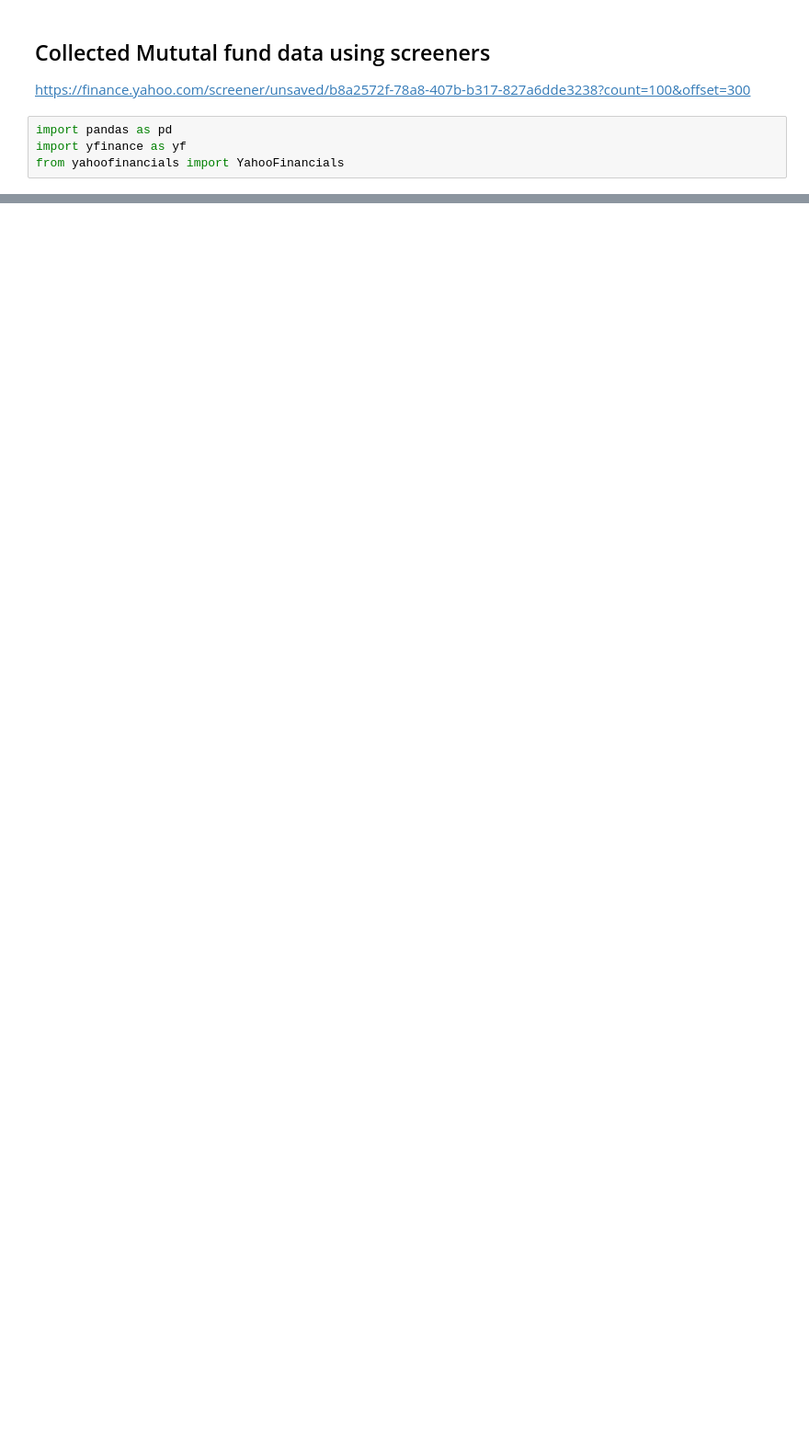
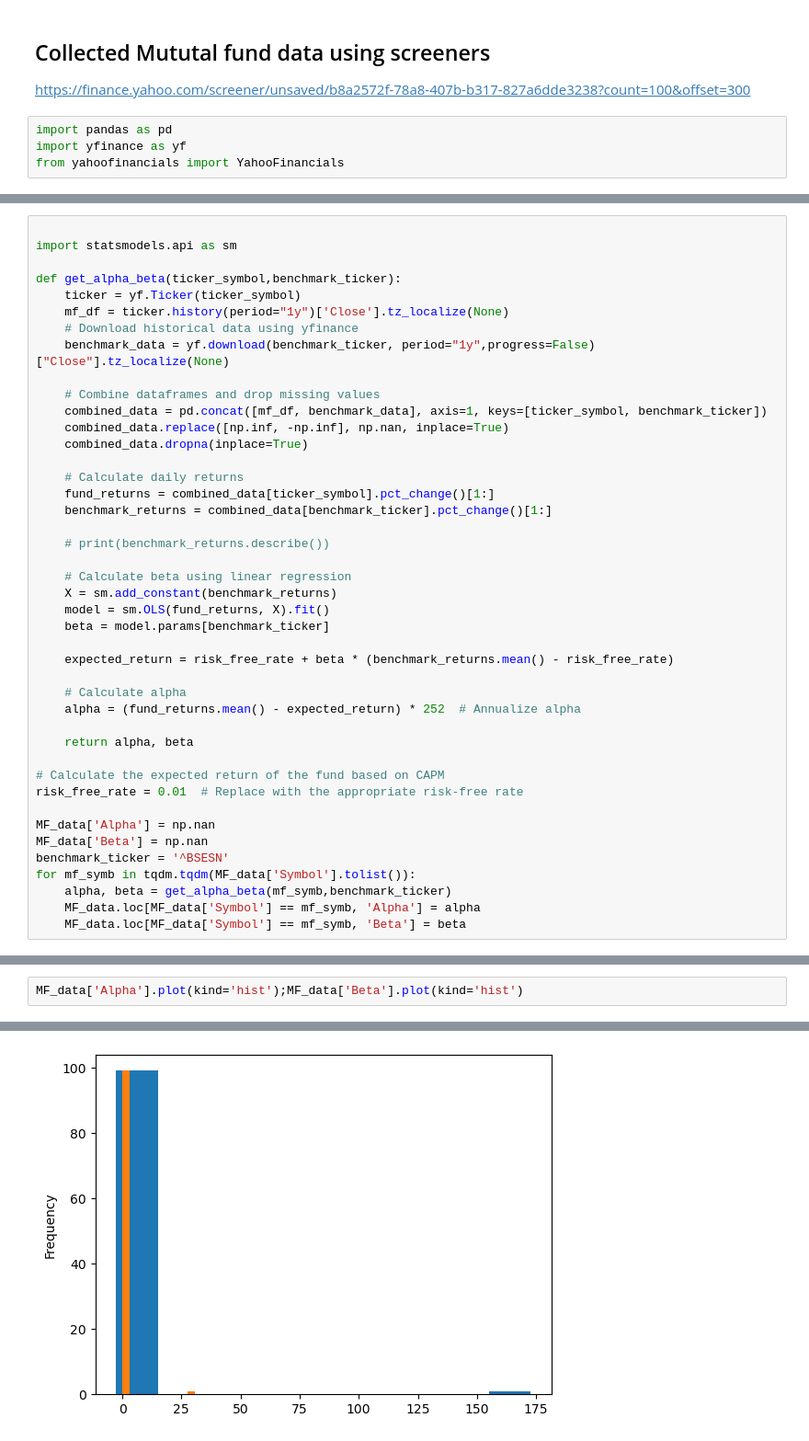
Before and after one commit to ansingh16/Indian_MF_tracking, a Jupyter notebook: Mutual_funds.ipynb, the cells around one changed output, grey strips where cells are left out. Shown: that part at 92% size. Cells and saved outputs as stored; diff of their text form; blank space fills up the shorter version.

Commit message:
added parameters for analysis

```diff
--- a/Mutual_funds.ipynb
+++ b/Mutual_funds.ipynb
@@ -135,0 +248,43 @@ GridspecLayout(children=(Output(layout=Layout(grid_area='widget001')), HTML(valu
+# %%
+
+import statsmodels.api as sm
+
+def get_alpha_beta(ticker_symbol,benchmark_ticker):
+    ticker = yf.Ticker(ticker_symbol)
+    mf_df = ticker.history(period="1y")['Close'].tz_localize(None)
+    # Download historical data using yfinance
+    benchmark_data = yf.download(benchmark_ticker, period="1y",progress=False)["Close"].tz_localize(None)
+
+    # Combine dataframes and drop missing values
+    combined_data = pd.concat([mf_df, benchmark_data], axis=1, keys=[ticker_symbol, benchmark_ticker])
+    combined_data.replace([np.inf, -np.inf], np.nan, inplace=True)
+    combined_data.dropna(inplace=True)
+
+    # Calculate daily returns
+    fund_returns = combined_data[ticker_symbol].pct_change()[1:]
+    benchmark_returns = combined_data[benchmark_ticker].pct_change()[1:]
+
+    # print(benchmark_returns.describe())
+
+    # Calculate beta using linear regression
+    X = sm.add_constant(benchmark_returns)
+    model = sm.OLS(fund_returns, X).fit()
+    beta = model.params[benchmark_ticker]
+
+    expected_return = risk_free_rate + beta * (benchmark_returns.mean() - risk_free_rate)
+
+    # Calculate alpha
+    alpha = (fund_returns.mean() - expected_return) * 252  # Annualize alpha
+
+    return alpha, beta
+
+# Calculate the expected return of the fund based on CAPM
+risk_free_rate = 0.01  # Replace with the appropriate risk-free rate
+
+MF_data['Alpha'] = np.nan
+MF_data['Beta'] = np.nan
+benchmark_ticker = '^BSESN'
+for mf_symb in tqdm.tqdm(MF_data['Symbol'].tolist()):
+    alpha, beta = get_alpha_beta(mf_symb,benchmark_ticker)
+    MF_data.loc[MF_data['Symbol'] == mf_symb, 'Alpha'] = alpha
+    MF_data.loc[MF_data['Symbol'] == mf_symb, 'Beta'] = beta
@@ -135,0 +293,3 @@ GridspecLayout(children=(Output(layout=Layout(grid_area='widget001')), HTML(valu
+# %%
+MF_data['Alpha'].plot(kind='hist');MF_data['Beta'].plot(kind='hist')
+# %% [output]
@@ -135,0 +297 @@ GridspecLayout(children=(Output(layout=Layout(grid_area='widget001')), HTML(valu
+[figure, added]
```
Also changed, not shown: parts of 28 cells of this notebook, 2 other files.
